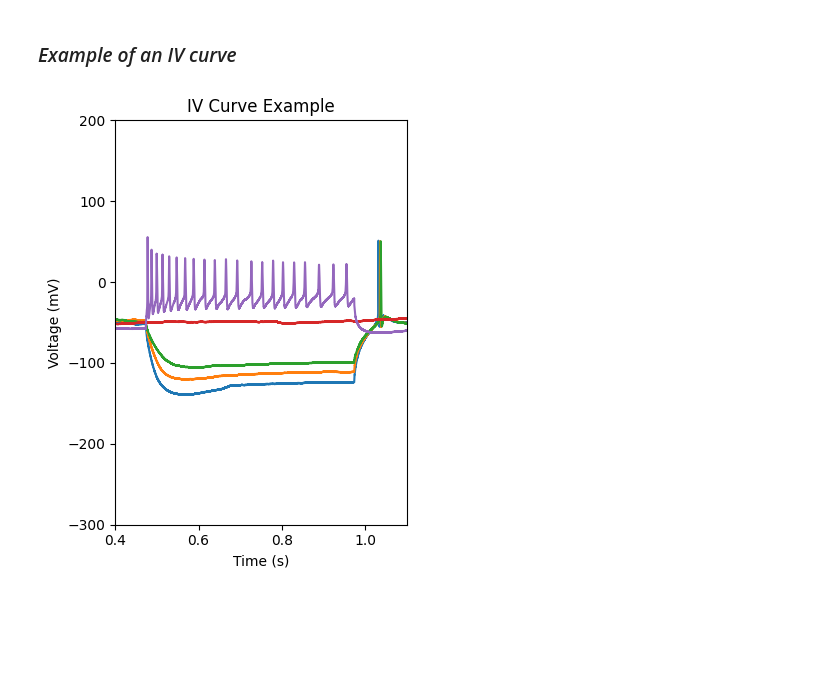
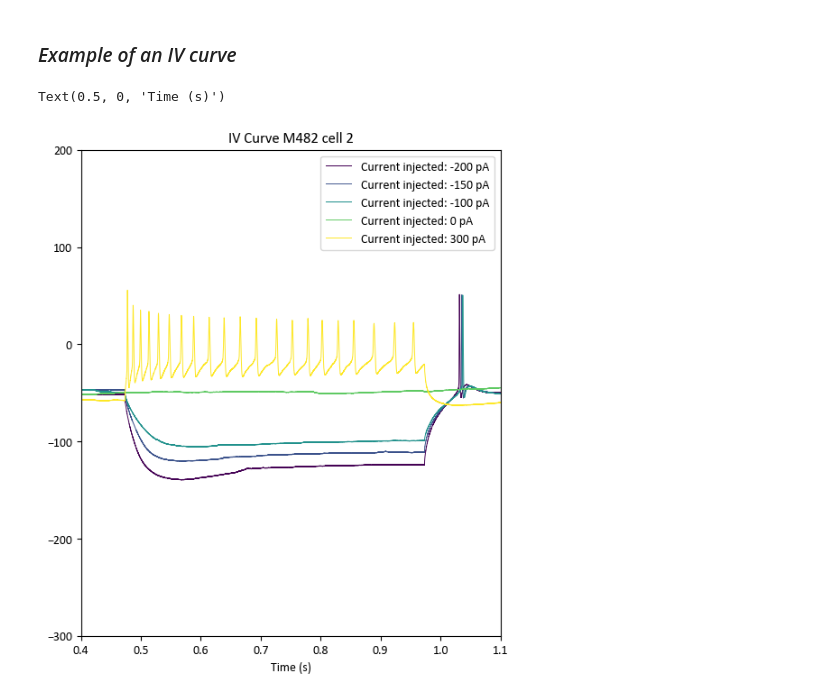
Before and after one commit to OmeRichWeizmann/Yizhar_lab, a Jupyter notebook: Uri's_Sapap3/ephys_sapap3_vs_wt.ipynb, the cells around one changed output. Saved outputs shown, nothing was run; the diff lists cells and outputs as text; code cells hidden in the pictures; blank space fills up the shorter version.

```diff
--- a/Uri's_Sapap3/ephys_sapap3_vs_wt.ipynb
+++ b/Uri's_Sapap3/ephys_sapap3_vs_wt.ipynb
@@ -29,17 +34,19 @@ plt.rcParams['font.sans-serif'] = ['Calibri', 'Arial', 'DejaVu Sans', 'Liberatio
 # %%
 iv_path = r"""Z:\Omer\Ph.D\Project- Uri's sapap3ko_vs_wt_crh_cells\Data\14.07.25\2025_07_14_0006.abf"""
 abf = pyabf.ABF(iv_path)
-plt.figure(figsize=(4, 5))
-plt.title("IV Curve Example")
-colors = ['tab:blue', 'tab:orange', 'tab:green', 'tab:red', 'tab:purple']
+import matplotlib.cm as cm
+colormap = 'viridis'  # You can change this to any colormap you prefer
+cmap = cm.get_cmap(colormap)
+plt.figure(figsize=(6, 7))
+plt.title("IV Curve M482 cell 2")
 sweeps_to_plot =[0,1,2,4,10]
 for idx, sweep in enumerate(sweeps_to_plot):
     abf.setSweep(sweep)
-    plt.plot(abf.sweepX, abf.sweepY, label=f'Sweep {sweep}', color=colors[idx % len(colors)])
+    plt.plot(abf.sweepX,abf.sweepY,label=f'Current injected: {(-200)+(sweep)*50} pA',color=cmap(idx / (len(sweeps_to_plot)-1)),linewidth=0.7)
+plt.legend()
 plt.ylim(-300, 200)
 plt.xlim(0.4, 1.1)
 plt.xlabel("Time (s)")
-plt.ylabel("Voltage (mV)")
-plt.tight_layout()
 # %% [output]
+Text(0.5, 0, 'Time (s)')
-[figure, old version]
+[figure, new version]
```
Also changed, not shown: parts of 6 cells of this notebook.
